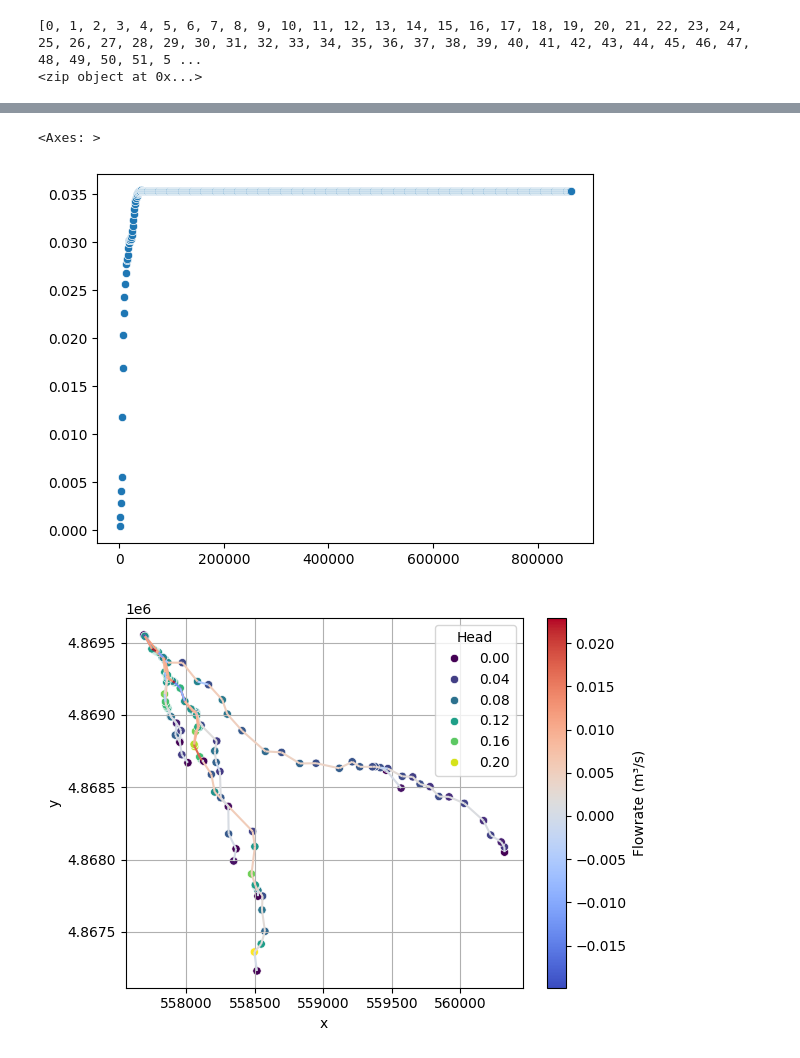
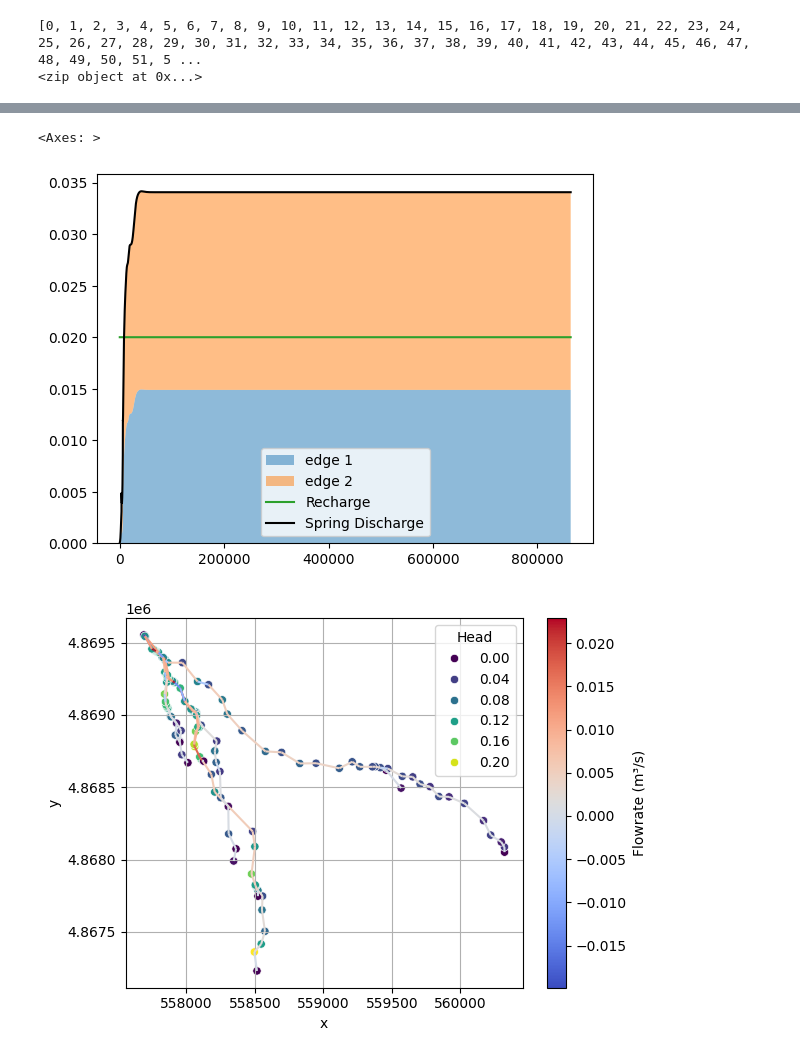
Before and after one commit to jhuang523/UMNBearSpring, a Jupyter notebook: openkarst/steady_state/conduit_geometry_setup.ipynb, the cells around one changed output, grey strips where cells are left out. Cells and saved outputs as stored; diff of their text form; code cells hidden in the pictures.

```diff
--- a/openkarst/steady_state/conduit_geometry_setup.ipynb
+++ b/openkarst/steady_state/conduit_geometry_setup.ipynb
@@ -401,9 +427,17 @@ input = load_pickle(f'conduit_geometry_test/output/{run_name}/input_data.pkl')
 # %%
-sns.scatterplot(y = spring[network.outlets[0]], x= t)
-# plt.ylim(-0.1, 0.1)
+plt.stackplot(
+    t,
+    Q[:, 44],
+    -Q[:, 47],
+    labels=["edge 1", "edge 2"],
+    alpha = 0.5
+)
+plt.legend()
+sns.lineplot(x = t, y = 0.02, label = 'Recharge')
+sns.lineplot(x = t, y = spring[network.outlets[0]], label = 'Spring Discharge', color = 'black')
 # %% [output]
 <Axes: >
-[figure, old version]
+[figure, new version]
 # %%
 init_Q = Q[len(t) - 1]
 init_h = y[len(t) - 1]
```
Also changed, not shown: parts of 9 cells of this notebook, 27 other files.
